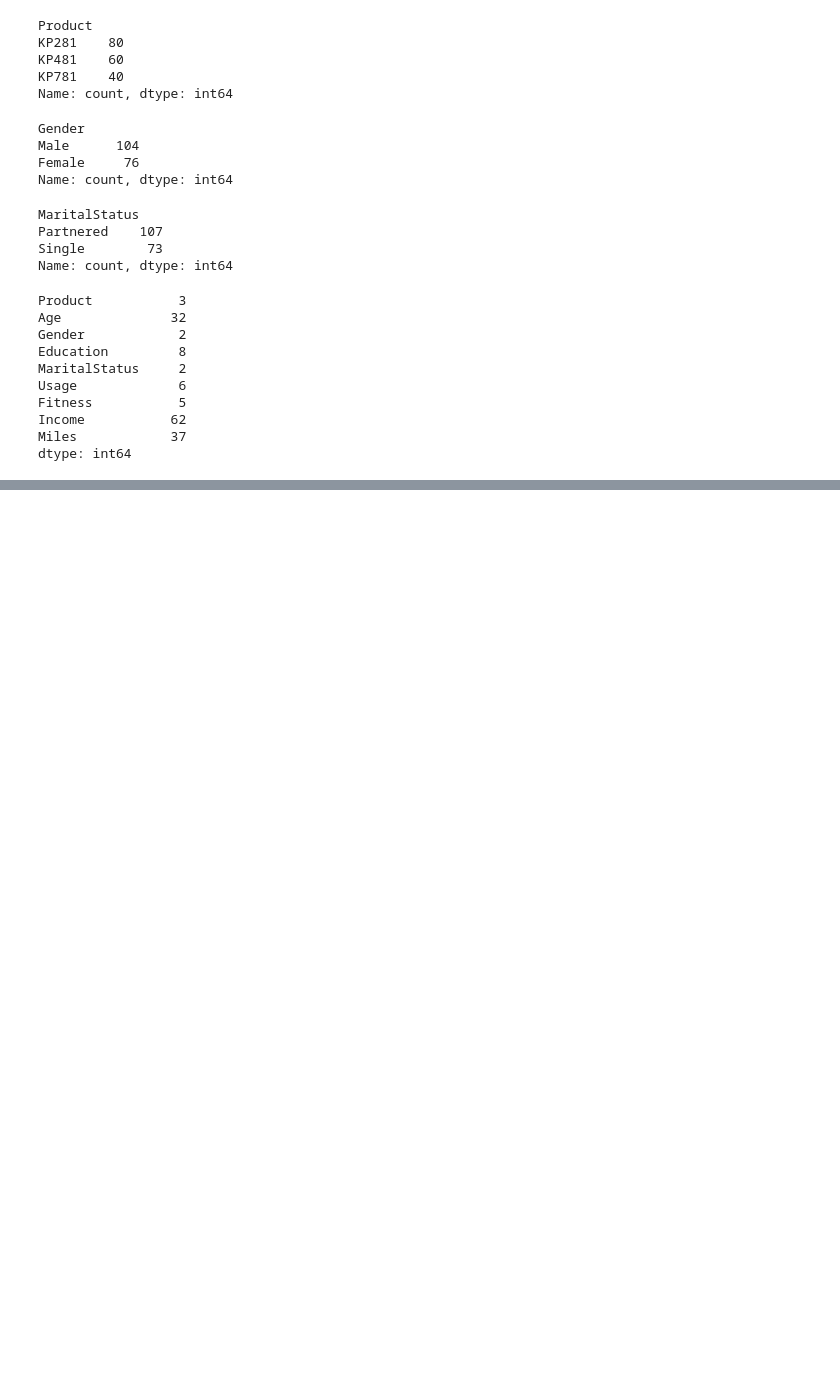
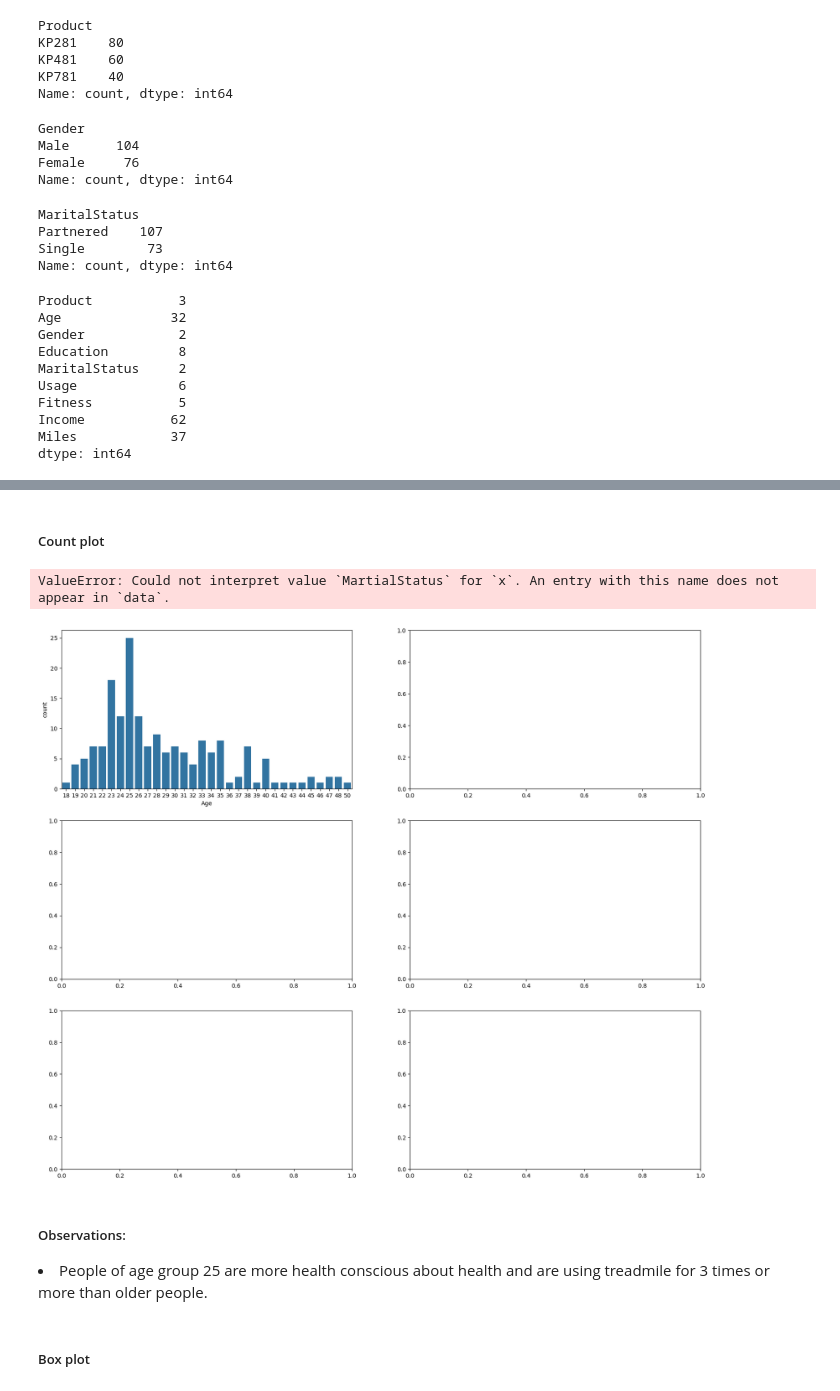
Before and after one commit to dnyanai/DE, a Jupyter notebook: Projects/AeroFit/AeroFit.ipynb, the cells around one changed output, grey strips where cells are left out. Saved outputs shown, nothing was run; the diff lists cells and outputs as text; code cells hidden in the pictures; blank space fills up the shorter version.

```diff
--- a/Projects/AeroFit/AeroFit.ipynb
+++ b/Projects/AeroFit/AeroFit.ipynb
@@ -288,0 +354,22 @@ dtype: int64
+# %% [markdown]
+##### Count plot
+# %%
+fig, axis = plt.subplots(nrows = 3, ncols = 2, figsize=(20, 12))
+fig.subplots_adjust(top=1.2)
+
+sns.countplot(data=df, x="Age", ax=axis[0,0])
+sns.countplot(data=df, x="MaritalStatus", ax=axis[0,1])
+sns.countplot(data=df, x="Gender", ax=axis[1,0])
+sns.countplot(data=df, x="Product", ax=axis[1,1])
+sns.countplot(data=df, x="Fitness", ax=axis[2,0])
+sns.countplot(data=df, x="Usage", ax=axis[2,1])
+
+plt.show()
+# %% [output]
+ValueError: Could not interpret value `MartialStatus` for `x`. An entry with this name does not appear in `data`.
+[figure, added]
+# %% [markdown]
+##### Observations:
+<li> People of age group 25 are more health conscious about health and are using treadmile for 3 times or more than older people.
+# %% [markdown]
+##### Box plot
```
Also changed, not shown: parts of 10 cells of this notebook, 4 other files.
